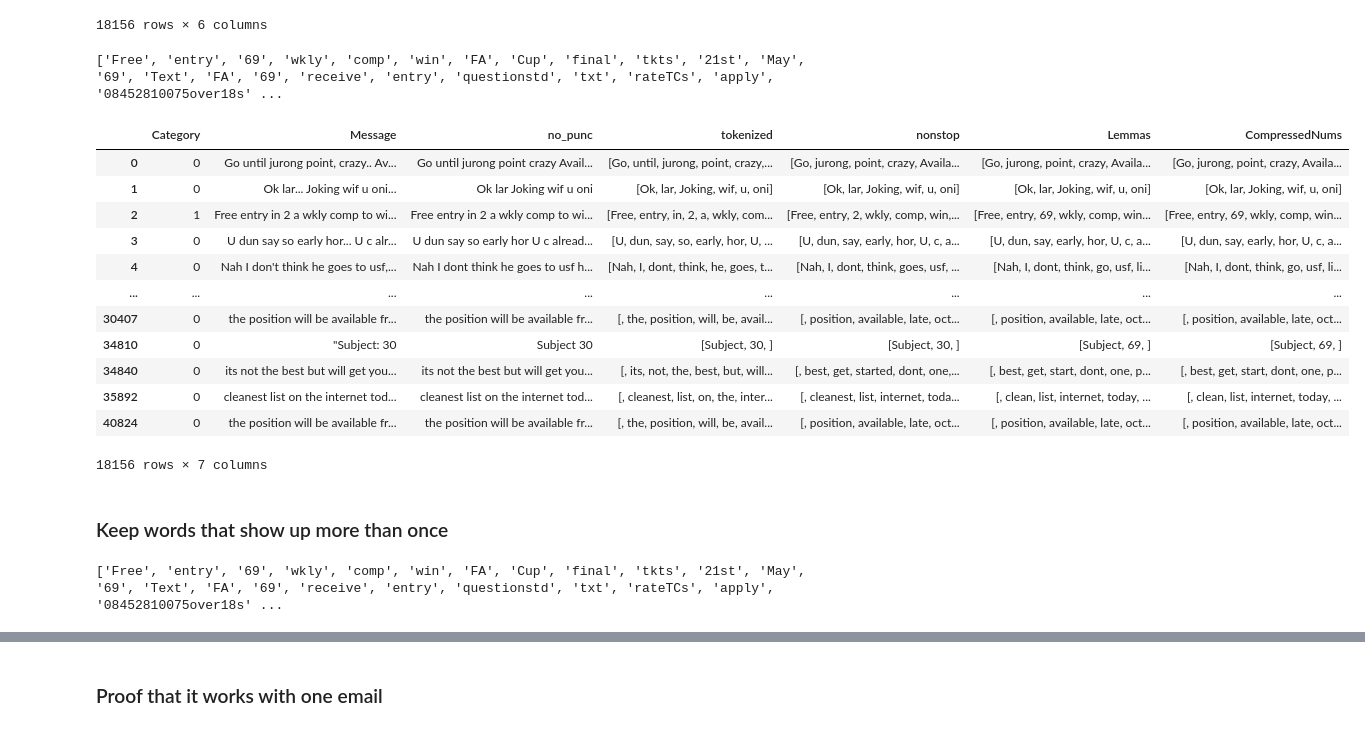
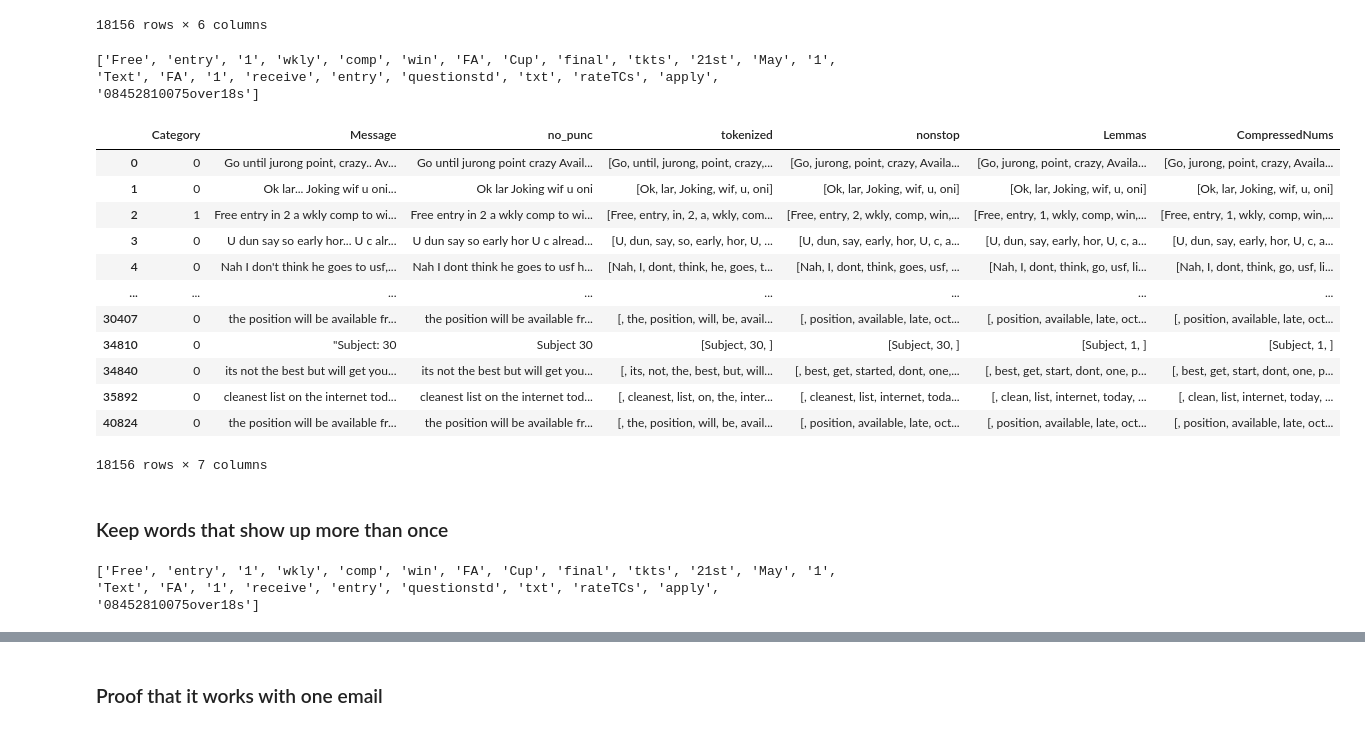
Before and after one commit to JonathanYe3/ML_duh_guyz, a Jupyter notebook: preprocessing2.ipynb, the cells around one changed output, grey strips where cells are left out. Saved outputs shown, nothing was run; the diff lists cells and outputs as text; code cells hidden in the pictures.

```diff
--- a/preprocessing2.ipynb
+++ b/preprocessing2.ipynb
@@ -183,41 +182,41 @@ allData
 # %%
 def compress_numbers(words):
     # for word in words:
     #     try:
     #         word = float(word)
     #         word = 69
     #     except: continue
     # return words
     counter = 0
     for word in words:
         try:
             float(word)
-            words[counter] = '69'
+            words[counter] = '1'
             counter+=1
             continue
         except: pass
         if word.isnumeric():
-            words[counter] = '69'
+            words[counter] = '1'
         else:
             pass
         counter+=1
     return words
 
 ## Compressing Numbers
 print(compress_numbers(allData['Lemmas'][2]))
 allData['CompressedNums'] = allData['Lemmas'].apply(lambda x: compress_numbers(x))
 allData
 # %% [output]
-['Free', 'entry', '69', 'wkly', 'comp', 'win', 'FA', 'Cup', 'final', 'tkts', '21st', 'May', '69', 'Text', 'FA', '69', 'receive', 'entry', 'questionstd', 'txt', 'rateTCs', 'apply', '08452810075over18s' ...
+['Free', 'entry', '1', 'wkly', 'comp', 'win', 'FA', 'Cup', 'final', 'tkts', '21st', 'May', '1', 'Text', 'FA', '1', 'receive', 'entry', 'questionstd', 'txt', 'rateTCs', 'apply', '08452810075over18s']
 |  | Category | Message | no_punc | tokenized | nonstop | Lemmas | CompressedNums |
 | 0 | 0 | Go until jurong point, crazy.. Av... | Go until jurong point crazy Avail... | [Go, until, jurong, point, crazy,... | [Go, jurong, point, crazy, Availa... | [Go, jurong, point, crazy, Availa... | [Go, jurong, point, crazy, Availa... |
 | 1 | 0 | Ok lar... Joking wif u oni... | Ok lar Joking wif u oni | [Ok, lar, Joking, wif, u, oni] | [Ok, lar, Joking, wif, u, oni] | [Ok, lar, Joking, wif, u, oni] | [Ok, lar, Joking, wif, u, oni] |
-| 2 | 1 | Free entry in 2 a wkly comp to wi... | Free entry in 2 a wkly comp to wi... | [Free, entry, in, 2, a, wkly, com... | [Free, entry, 2, wkly, comp, win,... | [Free, entry, 69, wkly, comp, win... | [Free, entry, 69, wkly, comp, win... |
+| 2 | 1 | Free entry in 2 a wkly comp to wi... | Free entry in 2 a wkly comp to wi... | [Free, entry, in, 2, a, wkly, com... | [Free, entry, 2, wkly, comp, win,... | [Free, entry, 1, wkly, comp, win,... | [Free, entry, 1, wkly, comp, win,... |
 | 3 | 0 | U dun say so early hor... U c alr... | U dun say so early hor U c alread... | [U, dun, say, so, early, hor, U, ... | [U, dun, say, early, hor, U, c, a... | [U, dun, say, early, hor, U, c, a... | [U, dun, say, early, hor, U, c, a... |
 | 4 | 0 | Nah I don't think he goes to usf,... | Nah I dont think he goes to usf h... | [Nah, I, dont, think, he, goes, t... | [Nah, I, dont, think, goes, usf, ... | [Nah, I, dont, think, go, usf, li... | [Nah, I, dont, think, go, usf, li... |
 | ... | ... | ... | ... | ... | ... | ... | ... |
 | 30407 | 0 | the position will be available fr... | the position will be available fr... | [, the, position, will, be, avail... | [, position, available, late, oct... | [, position, available, late, oct... | [, position, available, late, oct... |
-| 34810 | 0 | "Subject: 30 | Subject 30 | [Subject, 30, ] | [Subject, 30, ] | [Subject, 69, ] | [Subject, 69, ] |
+| 34810 | 0 | "Subject: 30 | Subject 30 | [Subject, 30, ] | [Subject, 30, ] | [Subject, 1, ] | [Subject, 1, ] |
 | 34840 | 0 | its not the best but will get you... | its not the best but will get you... | [, its, not, the, best, but, will... | [, best, get, started, dont, one,... | [, best, get, start, dont, one, p... | [, best, get, start, dont, one, p... |
 | 35892 | 0 | cleanest list on the internet tod... | cleanest list on the internet tod... | [, cleanest, list, on, the, inter... | [, cleanest, list, internet, toda... | [, clean, list, internet, today, ... | [, clean, list, internet, today, ... |
 | 40824 | 0 | the position will be available fr... | the position will be available fr... | [, the, position, will, be, avail... | [, position, available, late, oct... | [, position, available, late, oct... | [, position, available, late, oct... |
@@ -230,7 +229,7 @@ cleanData = allData[['Category', 'CompressedNums']].copy()
 allData['Lemmas'][2]
 print(compress_numbers(allData['Lemmas'][2]))
 # %% [output]
-['Free', 'entry', '69', 'wkly', 'comp', 'win', 'FA', 'Cup', 'final', 'tkts', '21st', 'May', '69', 'Text', 'FA', '69', 'receive', 'entry', 'questionstd', 'txt', 'rateTCs', 'apply', '08452810075over18s' ...
+['Free', 'entry', '1', 'wkly', 'comp', 'win', 'FA', 'Cup', 'final', 'tkts', '21st', 'May', '1', 'Text', 'FA', '1', 'receive', 'entry', 'questionstd', 'txt', 'rateTCs', 'apply', '08452810075over18s']
 # %%
 from sklearn.feature_extraction.text import CountVectorizer
 from scipy.sparse import csr_matrix
```
Also changed, not shown: parts of 7 cells of this notebook.
